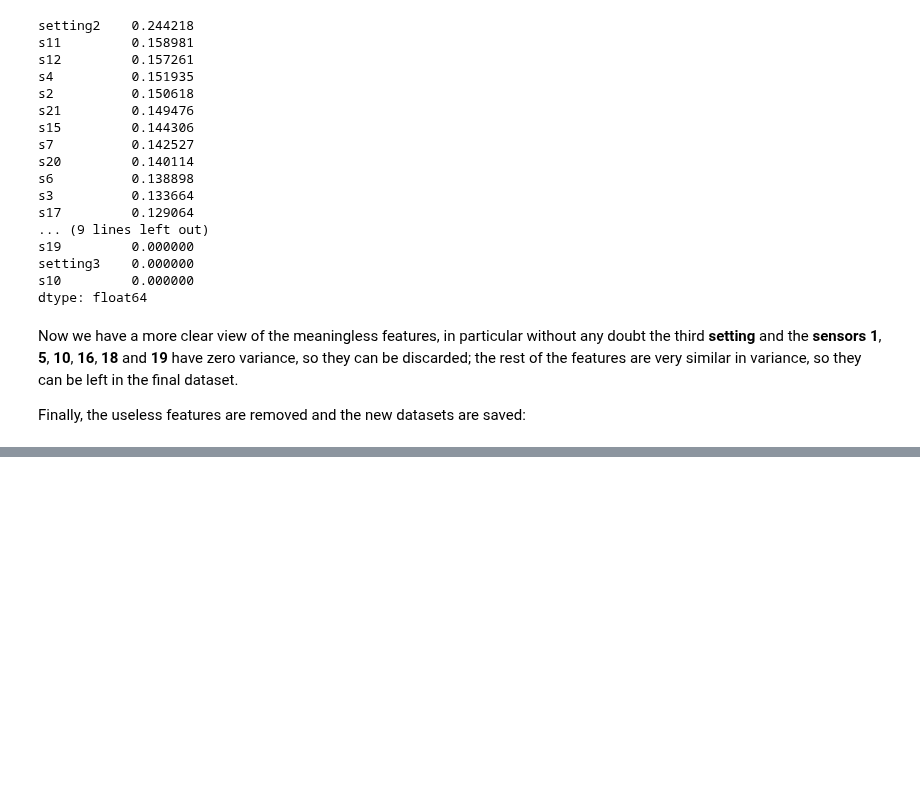
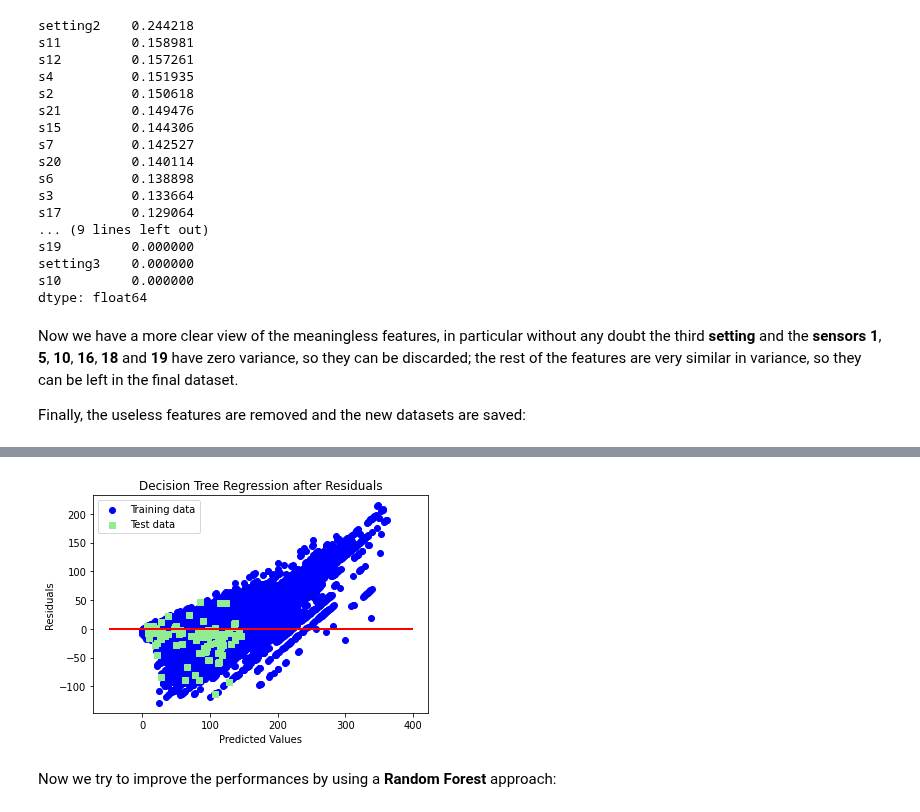
Before and after one commit to Megalodonte/BGHWSW, a Jupyter notebook: Aircraft-pred-main/predictive-maintenance-master/final.ipynb, the cells around one changed output, grey strips where cells are left out. Cells and saved outputs as stored; diff of their text form; code cells hidden in the pictures; blank space fills up the shorter version.

```diff
--- a/Aircraft-pred-main/predictive-maintenance-master/final.ipynb
+++ b/Aircraft-pred-main/predictive-maintenance-master/final.ipynb
@@ -697,0 +691,7 @@ R^2 training: 0.602, R^2 test: 0.504
+# %%
+# extracted
+plot_residual('Decision Tree Regression After', y_train_predict_extr, y_train, y_test_predict_extr, y_test)
+# %% [output]
+[figure, added]
+# %% [markdown]
+Now we try to improve the performances by using a **Random Forest** approach:
```
Also changed, not shown: parts of 27 cells of this notebook.
